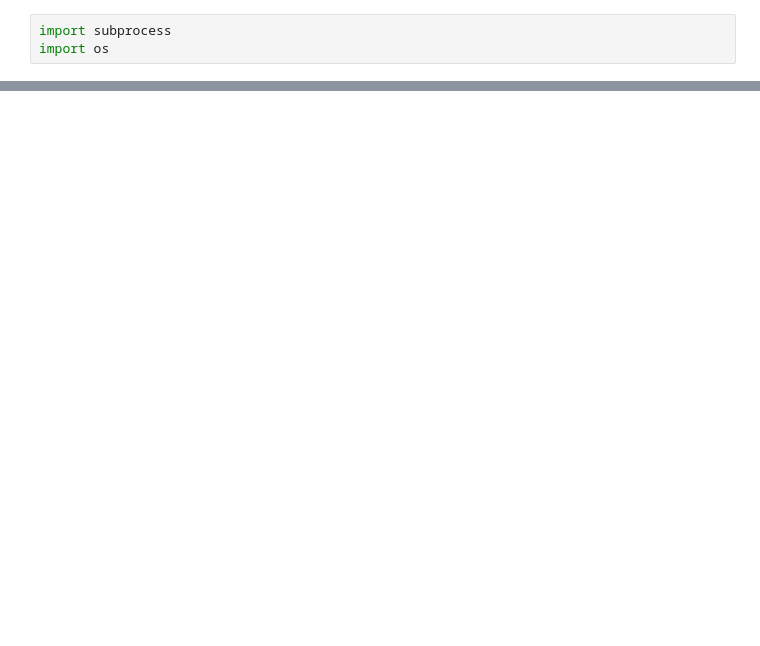
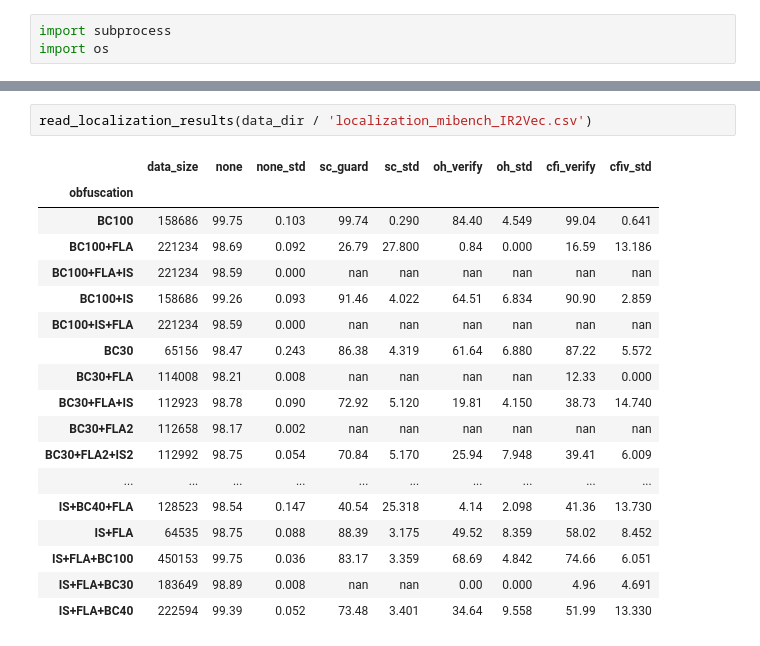
Before and after one commit to tum-i4/sipvsml, a Jupyter notebook: notebooks/smwyg_results.ipynb, the cells around one changed output, grey strips where cells are left out. Cells and saved outputs as stored; diff of their text form; blank space fills up the shorter version.

```diff
--- a/notebooks/smwyg_results.ipynb
+++ b/notebooks/smwyg_results.ipynb
@@ -129,0 +154,21 @@ for file_path in results_ml_dir.iterdir():
+# %%
+read_localization_results(data_dir / 'localization_mibench_IR2Vec.csv')
+# %% [output]
+|  | data_size | none | none_std | sc_guard | sc_std | oh_verify | oh_std | cfi_verify | cfiv_std |
+| obfuscation |  |  |  |  |  |  |  |  |  |
+| BC100 | 158686 | 99.75 | 0.103 | 99.74 | 0.290 | 84.40 | 4.549 | 99.04 | 0.641 |
+| BC100+FLA | 221234 | 98.69 | 0.092 | 26.79 | 27.800 | 0.84 | 0.000 | 16.59 | 13.186 |
+| BC100+FLA+IS | 221234 | 98.59 | 0.000 | nan | nan | nan | nan | nan | nan |
+| BC100+IS | 158686 | 99.26 | 0.093 | 91.46 | 4.022 | 64.51 | 6.834 | 90.90 | 2.859 |
+| BC100+IS+FLA | 221234 | 98.59 | 0.000 | nan | nan | nan | nan | nan | nan |
+| BC30 | 65156 | 98.47 | 0.243 | 86.38 | 4.319 | 61.64 | 6.880 | 87.22 | 5.572 |
+| BC30+FLA | 114008 | 98.21 | 0.008 | nan | nan | nan | nan | 12.33 | 0.000 |
+| BC30+FLA+IS | 112923 | 98.78 | 0.090 | 72.92 | 5.120 | 19.81 | 4.150 | 38.73 | 14.740 |
+| BC30+FLA2 | 112658 | 98.17 | 0.002 | nan | nan | nan | nan | nan | nan |
+| BC30+FLA2+IS2 | 112992 | 98.75 | 0.054 | 70.84 | 5.170 | 25.94 | 7.948 | 39.41 | 6.009 |
+| ... | ... | ... | ... | ... | ... | ... | ... | ... | ... |
+| IS+BC40+FLA | 128523 | 98.54 | 0.147 | 40.54 | 25.318 | 4.14 | 2.098 | 41.36 | 13.730 |
+| IS+FLA | 64535 | 98.75 | 0.088 | 88.39 | 3.175 | 49.52 | 8.359 | 58.02 | 8.452 |
+| IS+FLA+BC100 | 450153 | 99.75 | 0.036 | 83.17 | 3.359 | 68.69 | 4.842 | 74.66 | 6.051 |
+| IS+FLA+BC30 | 183649 | 98.89 | 0.008 | nan | nan | 0.00 | 0.000 | 4.96 | 4.691 |
+| IS+FLA+BC40 | 222594 | 99.39 | 0.052 | 73.48 | 3.401 | 34.64 | 9.558 | 51.99 | 13.330 |
```
Also changed, not shown: parts of 9 cells of this notebook, 1 other file.
